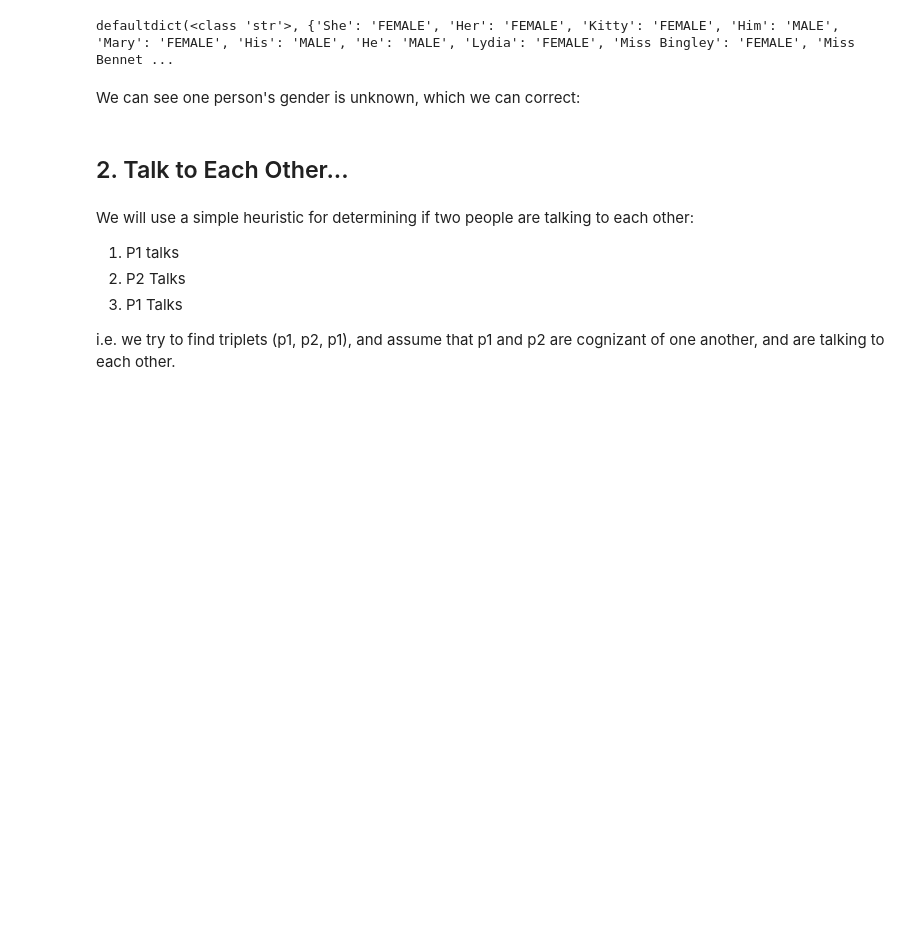
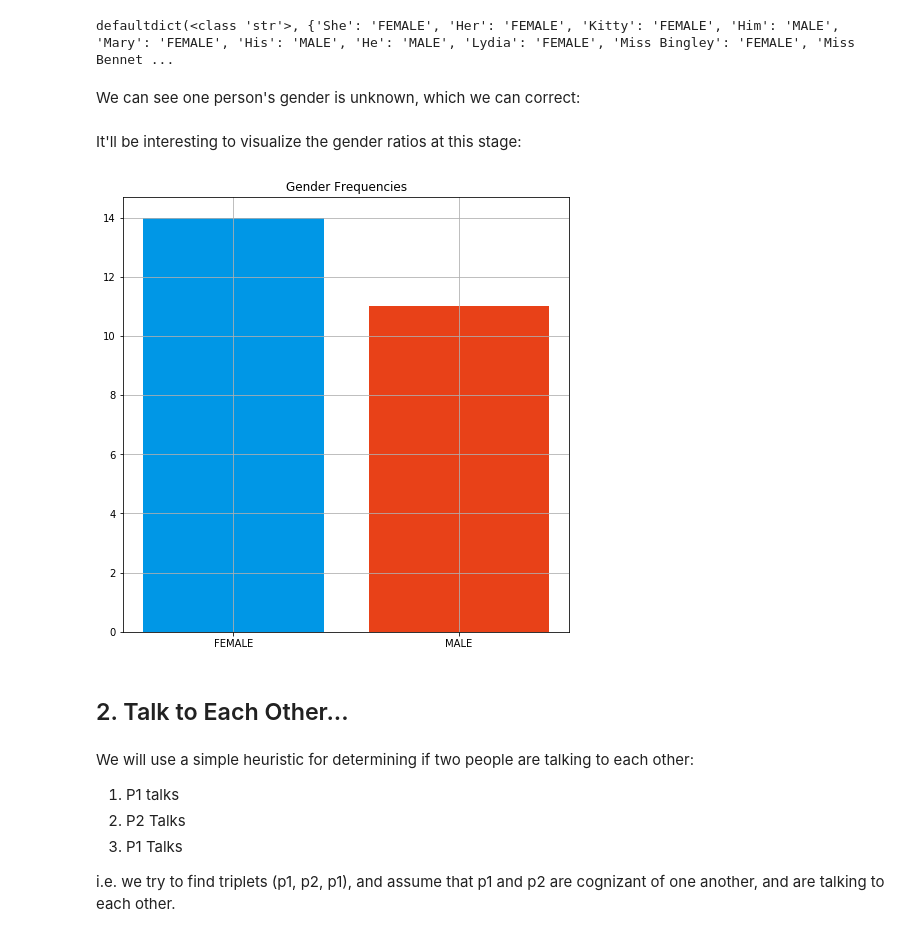
Before and after one commit to havanagrawal/data-512-final-project, a Jupyter notebook: Final Report.ipynb, the cells around one changed output. Saved outputs shown, nothing was run; the diff lists cells and outputs as text; code cells hidden in the pictures; blank space fills up the shorter version.

```diff
--- a/Final Report.ipynb
+++ b/Final Report.ipynb
@@ -230,6 +239,16 @@ We can see one person's gender is unknown, which we can correct:
 gender_dict.update({
     "Wickham": "MALE",
 })
+# %% [markdown]
+It'll be interesting to visualize the gender ratios at this stage:
+# %%
+gender_counts = Counter(gender_dict.values())
+plt.figure(figsize=(8, 8))
+plt.bar(gender_counts.keys(), gender_counts.values(), color=['#0097e6', '#e84118'])
+plt.title("Gender Frequencies")
+plt.grid()
+# %% [output]
+[figure, added]
 # %%
 def female(s):
     return gender_dict[s] == "FEMALE"
```
Also changed, not shown: parts of 15 cells of this notebook, 6 other files.
